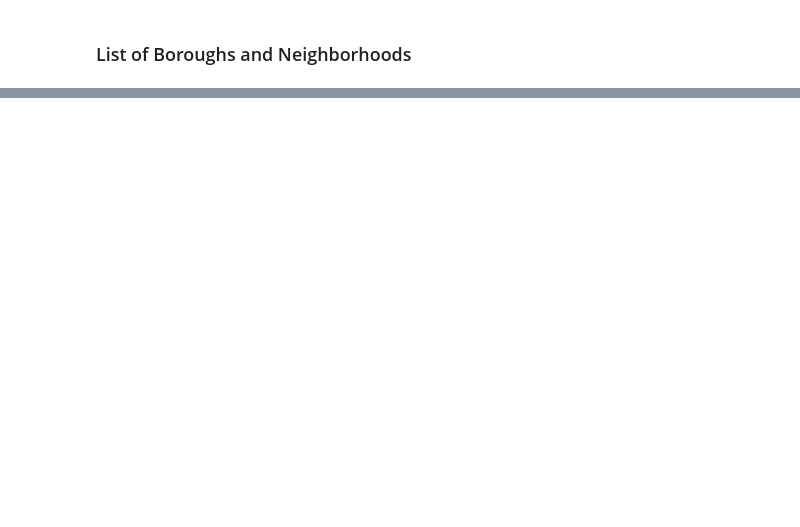
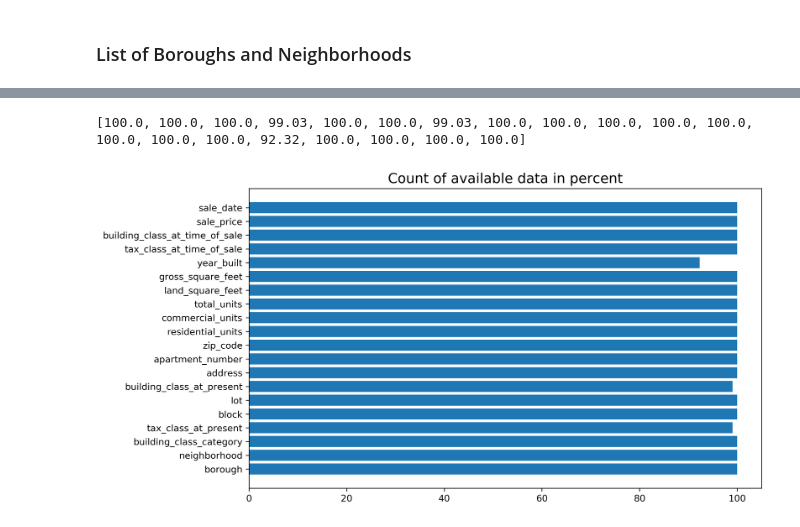
Before and after one commit to giuliosmall/Predicting-Energy-Consumption, a Jupyter notebook: Project_LISA.ipynb, the cells around one changed output, grey strips where cells are left out. Drawn from its saved outputs; the diff is of its cells as text; code cells hidden in the pictures; blank space fills up the shorter version.

```diff
--- a/Project_LISA.ipynb
+++ b/Project_LISA.ipynb
@@ -22,11 +33,8 @@ import seaborn as sns
 # filename = "/Users/matti/Desktop/BA Second Year/3. Lab of Information systems and analytics/3. Project/NYC_Airbnb_2017.csv"
 # filename1 = "/Users/matti/Desktop/BA Second Year/3. Lab of Information systems and analytics/3. Project/NYC_house_price.csv"
 # %%
-# open csv
-
 airbnb = "/Users/matti/Desktop/BA Second Year/3. Lab of Information systems and analytics/3. Project/NYC_Airbnb_2017.csv"
 house_price = "/Users/matti/Desktop/BA Second Year/3. Lab of Information systems and analytics/3. Project/NYC_house_price.csv"
-# non vedo grandi lavori di datacleaning. Ci ragioniamo più avanti in caso
-df = pd.read_csv(airbnb, low_memory = False)
-df_price = pd.read_csv(house_price)
-df.shape
+
+df1 = pd.read_csv(airbnb, low_memory = False)
+df2 = pd.read_csv(house_price)
@@ -158,0 +186,21 @@ sns.distplot(df_sliced_list)
+# %%
+gess = df_price.copy()
+
+variables = gess.columns
+
+count = []
+
+for variable in variables:
+    length = gess[variable].count()
+    count.append(length)
+
+count_pct = np.round(100 * pd.Series(count) / len(gess), 2)
+print(count_pct.tolist())
+
+plt.figure(figsize=(10,6), dpi = 300)
+plt.barh(variables, count_pct)
+plt.title('Count of available data in percent', fontsize=15)
+plt.show()
+# %% [output]
+[100.0, 100.0, 100.0, 99.03, 100.0, 100.0, 99.03, 100.0, 100.0, 100.0, 100.0, 100.0, 100.0, 100.0, 100.0, 92.32, 100.0, 100.0, 100.0, 100.0]
+[figure, added]
```
Also changed, not shown: parts of 26 cells of this notebook, 1 other file.
